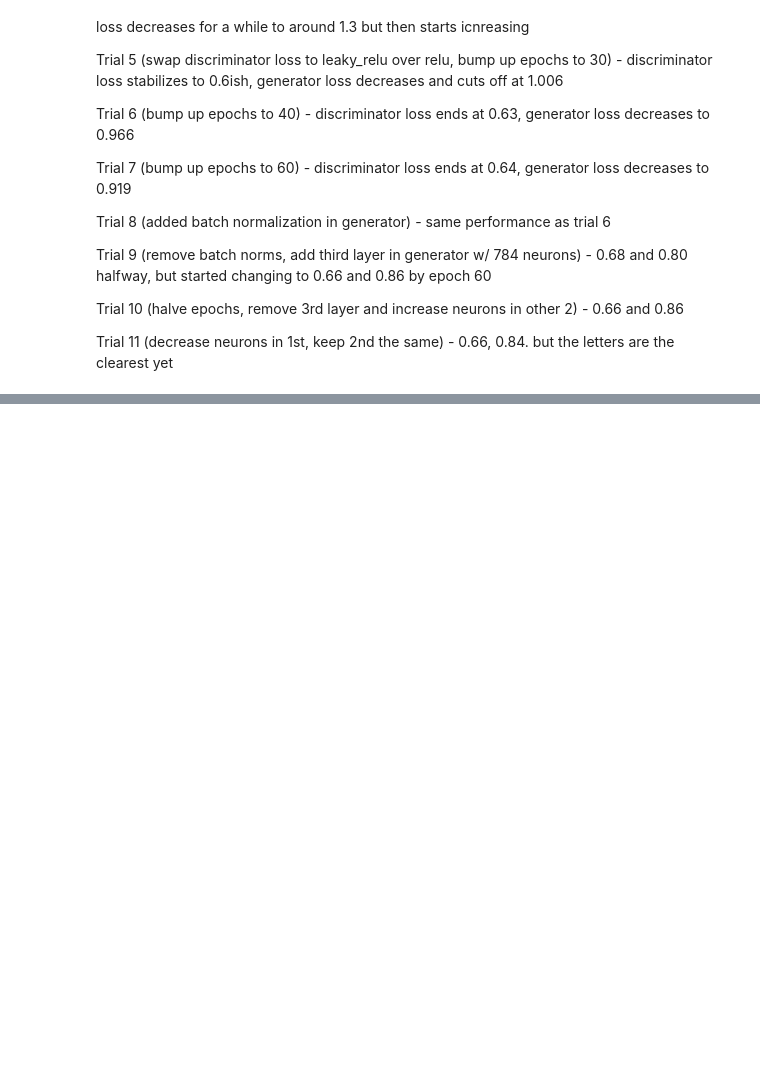
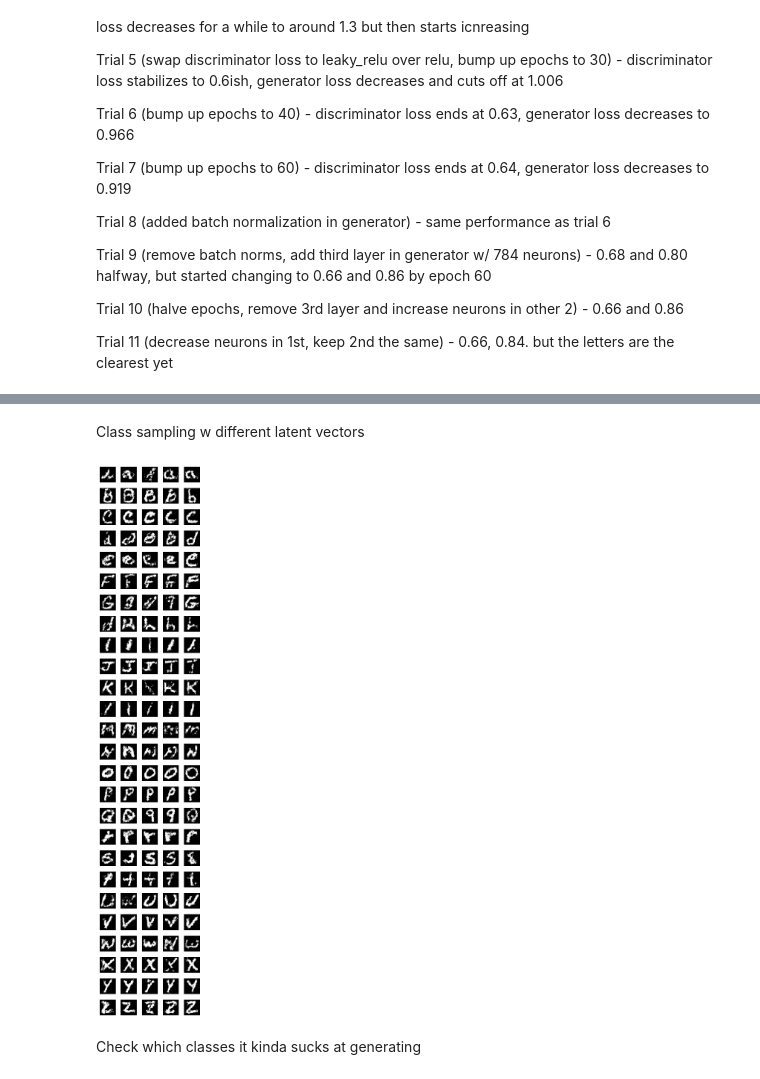
Before and after one commit to amrpom/mal_2, a Jupyter notebook: assignment_2/assignment.ipynb, the cells around one changed output, grey strips where cells are left out. Cells and saved outputs as stored; diff of their text form; code cells hidden in the pictures; blank space fills up the shorter version.

```diff
--- a/assignment_2/assignment.ipynb
+++ b/assignment_2/assignment.ipynb
@@ -355,0 +354,32 @@ plot_images("machine", generator, latent_dim, num_classes)
+# %% [markdown]
+Class sampling w different latent vectors
+# %%
+seed_gen = keras.random.SeedGenerator(1322)
+random_latent_vectors = keras.random.normal(shape=(26 * 5, latent_dim), seed=seed_gen)
+
+string = "abcdefghijklmnopqrstuvwxyz"
+
+label_indices = np.array([ord(c.lower()) - ord('a') for c in string])
+labels = np.repeat(label_indices, 5) # repeat each label 5 times
+labels = tf.keras.utils.to_categorical(labels, num_classes=num_classes)
+
+random_latent_vectors = tf.convert_to_tensor(random_latent_vectors, dtype=tf.float32)
+labels = tf.convert_to_tensor(labels, dtype=tf.float32)
+
+images = generator([random_latent_vectors, labels])
+
+plt.figure(figsize=(2 * 1.5, 15))
+for row, char in enumerate(string):
+    for col in range(5):
+        idx = row * 5 + col
+        plt.subplot(26, 5, idx + 1)
+        plt.imshow(images[idx], cmap="gray")
+        plt.axis("off")
+        if col == 0:
+            plt.ylabel(char.upper(), fontsize=10, rotation=0, labelpad=12, va="center")
+plt.tight_layout()
+plt.show()
+# %% [output]
+[figure, added]
+# %% [markdown]
+Check which classes it kinda sucks at generating
```
Also changed, not shown: parts of 11 cells of this notebook.
